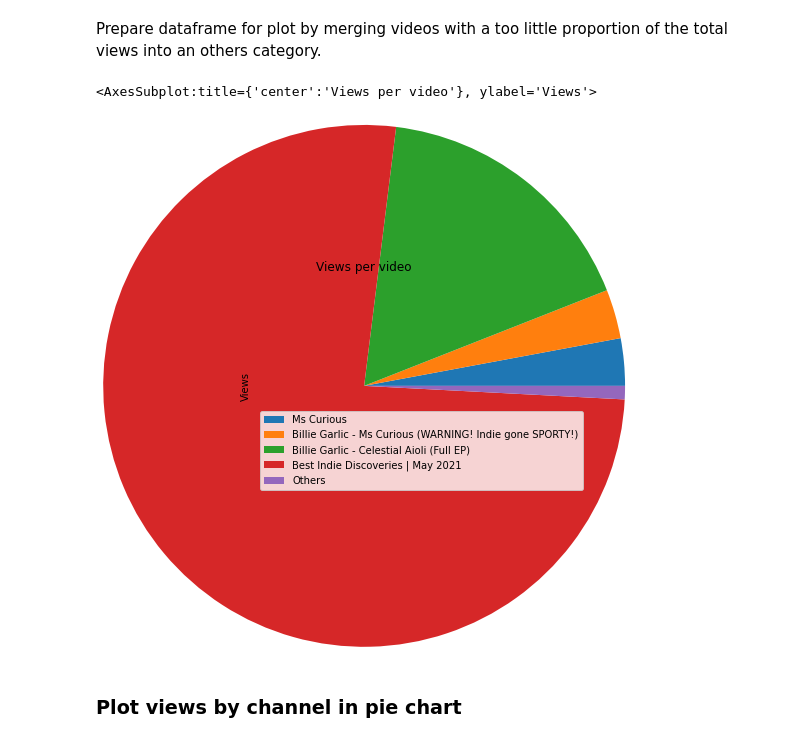
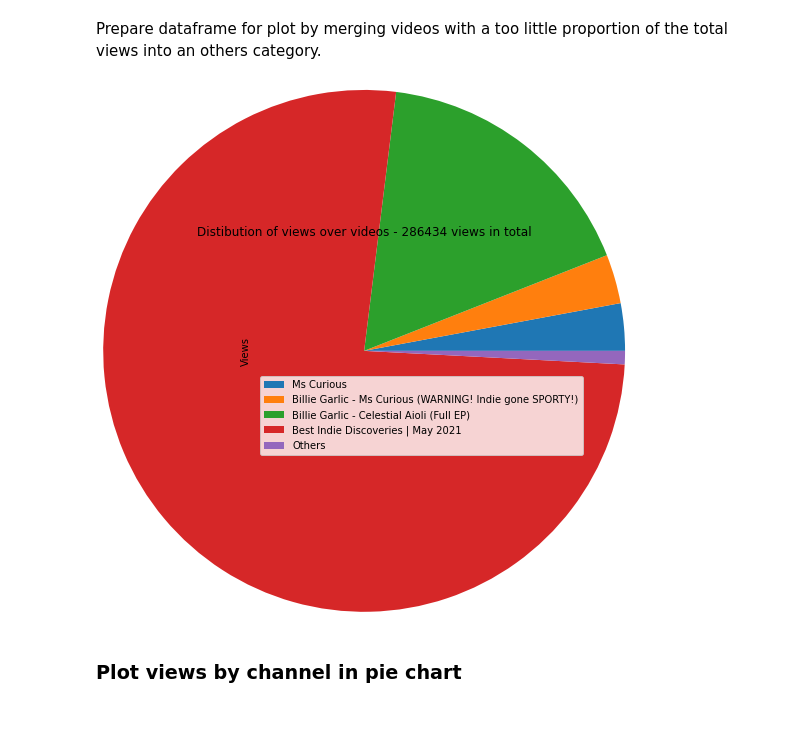
Before and after one commit to ohallstrom/YT-Views-Count, a Jupyter notebook: src/visualise.ipynb, the cells around one changed output. Drawn from its saved outputs; the diff is of its cells as text; code cells hidden in the pictures.

```diff
--- a/src/visualise.ipynb
+++ b/src/visualise.ipynb
@@ -44,10 +44,12 @@ views_title_df = videos_df[videos_df['Views'] > total_views * 5 / 360][['Title',
 removed_views = total_views - views_title_df['Views'].sum()
 views_title_pie_df = views_title_df.append({'Title': "Others", 'Views': removed_views}, ignore_index = True)
 # %%
-views_title_pie_df.plot.pie(y = 'Views', title = "Views per video", labels = views_title_pie_df['Title'],  radius = 3, labeldistance = None)
+pie = views_title_pie_df.plot.pie(y = 'Views', title = "Distibution of views over videos - {} views in total".format(total_views), labels = views_title_pie_df['Title'],  radius = 3, labeldistance = None)
+pie.plot()
+DESTINATION_PATH = '../generated/pie_per_video.png'
+pie.figure.savefig(DESTINATION_PATH)
 # %% [output]
-<AxesSubplot:title={'center':'Views per video'}, ylabel='Views'>
-[figure, old version]
+[figure, new version]
 # %% [markdown]
 ### Plot views by channel in pie chart
 # %% [markdown]
```
Also changed, not shown: parts of 3 cells of this notebook, 2 other files.
